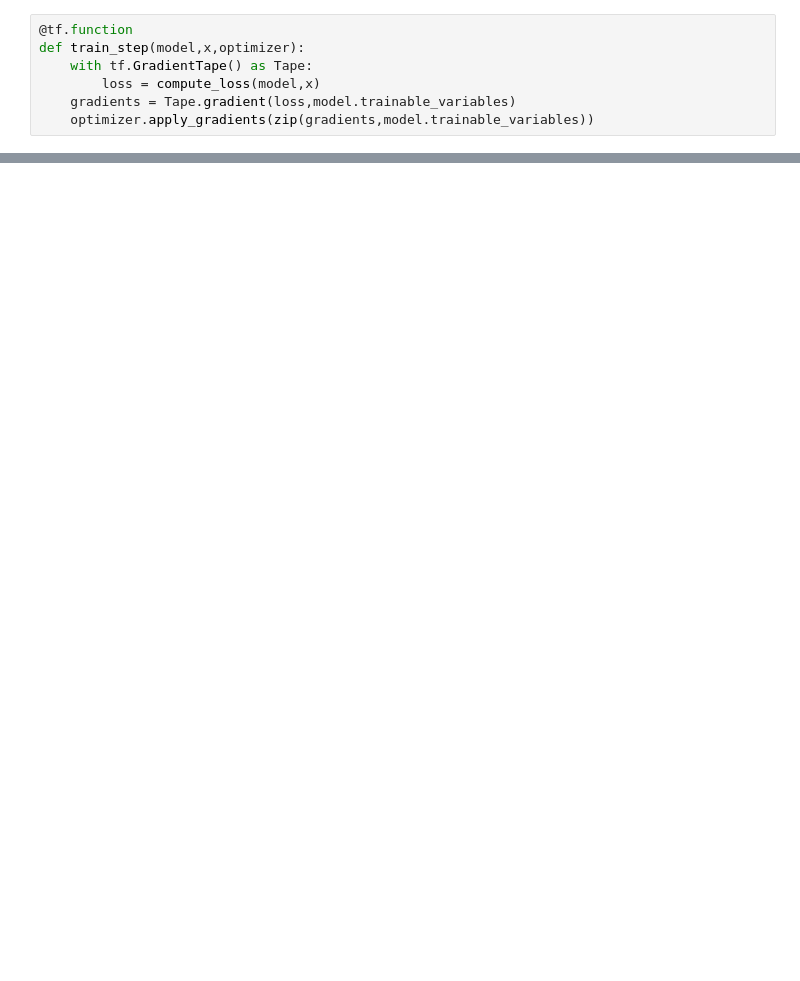
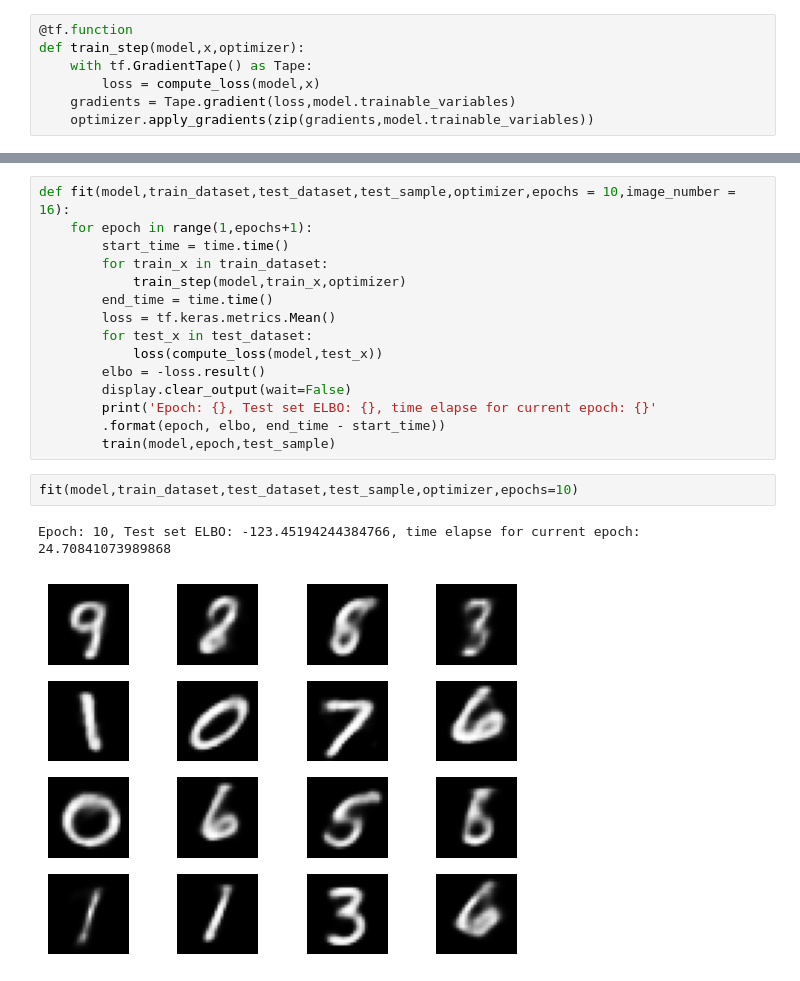
Before and after one commit to HariSkr11/Generating-digit-image-using-Generative-AI, a Jupyter notebook: model.ipynb, the cells around one changed output, grey strips where cells are left out. Drawn from its saved outputs; the diff is of its cells as text; blank space fills up the shorter version.

```diff
--- a/model.ipynb
+++ b/model.ipynb
@@ -158,0 +169,20 @@ optimizer = tf.keras.optimizers.Adam(1e-4)
+# %%
+def fit(model,train_dataset,test_dataset,test_sample,optimizer,epochs = 10,image_number = 16):
+    for epoch in range(1,epochs+1):
+        start_time = time.time()
+        for train_x in train_dataset:
+            train_step(model,train_x,optimizer)
+        end_time = time.time()
+        loss = tf.keras.metrics.Mean()
+        for test_x in test_dataset:
+            loss(compute_loss(model,test_x))
+        elbo = -loss.result()
+        display.clear_output(wait=False)
+        print('Epoch: {}, Test set ELBO: {}, time elapse for current epoch: {}'
+        .format(epoch, elbo, end_time - start_time))
+        train(model,epoch,test_sample)
+# %%
+fit(model,train_dataset,test_dataset,test_sample,optimizer,epochs=10)
+# %% [output]
+Epoch: 10, Test set ELBO: -123.45194244384766, time elapse for current epoch: 24.70841073989868
+[figure, added]
```
Also changed, not shown: parts of 12 cells of this notebook, 1 other file.
